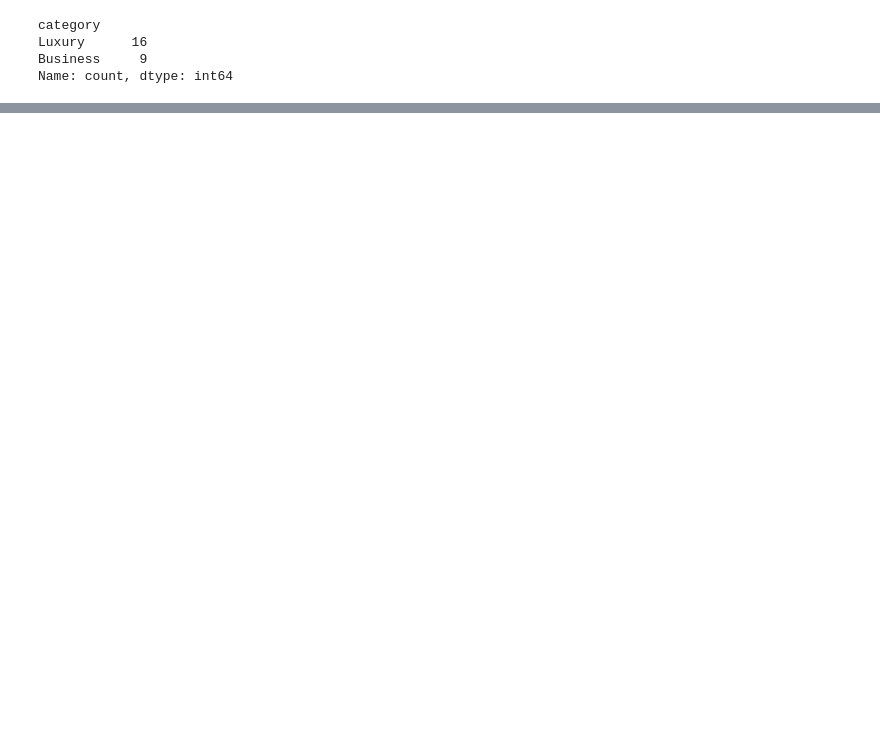
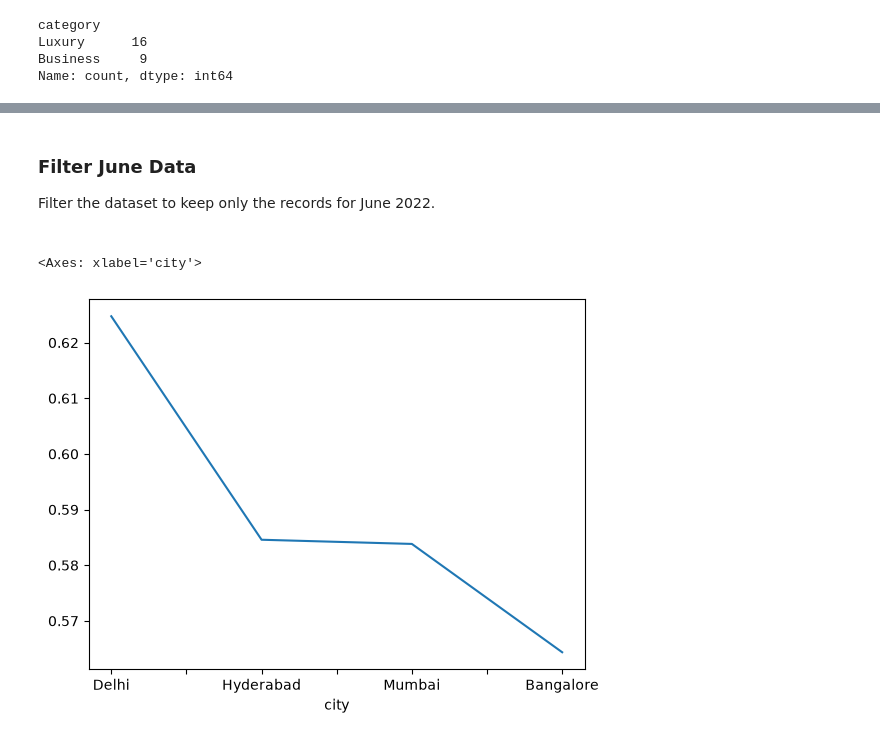
Before and after one commit to Dishani08/Hotel-Booking-Data-Ananlysis, a Jupyter notebook: project.ipynb, the cells around one changed output, grey strips where cells are left out. Cells and saved outputs as stored; diff of their text form; code cells hidden in the pictures; blank space fills up the shorter version.

```diff
--- a/project.ipynb
+++ b/project.ipynb
@@ -121,0 +960,2 @@ df_hotel.city.value_counts().sort_values().plot(kind="bar")
+# %%
+df.drop('room_id', axis=1, inplace=True)
@@ -121,0 +1026,3 @@ df_hotel.city.value_counts().sort_values().plot(kind="bar")
+# %%
+filt=pd.merge(df, df_hotel, on='property_id', how='left') # left join
+filt
@@ -121,0 +1084,3 @@ df_hotel.city.value_counts().sort_values().plot(kind="bar")
+# %%
+df=pd.merge( df_date, filt, left_on='date', right_on='check_in_date')
+df
@@ -121,0 +1137,3 @@ df_hotel.city.value_counts().sort_values().plot(kind="bar")
+# %%
+df_june = df[df['mmm yy']=='Jun 22']
+df_june
@@ -121,0 +1154,10 @@ df_hotel.city.value_counts().sort_values().plot(kind="bar")
+# %% [markdown]
+### Filter June Data
+
+Filter the dataset to keep only the records for June 2022.
+###
+# %%
+df_june.groupby('city')['occ_pct'].mean().sort_values(ascending=False).plot()
+# %% [output]
+<Axes: xlabel='city'>
+[figure, added]
```
Also changed, not shown: parts of 180 cells of this notebook.
